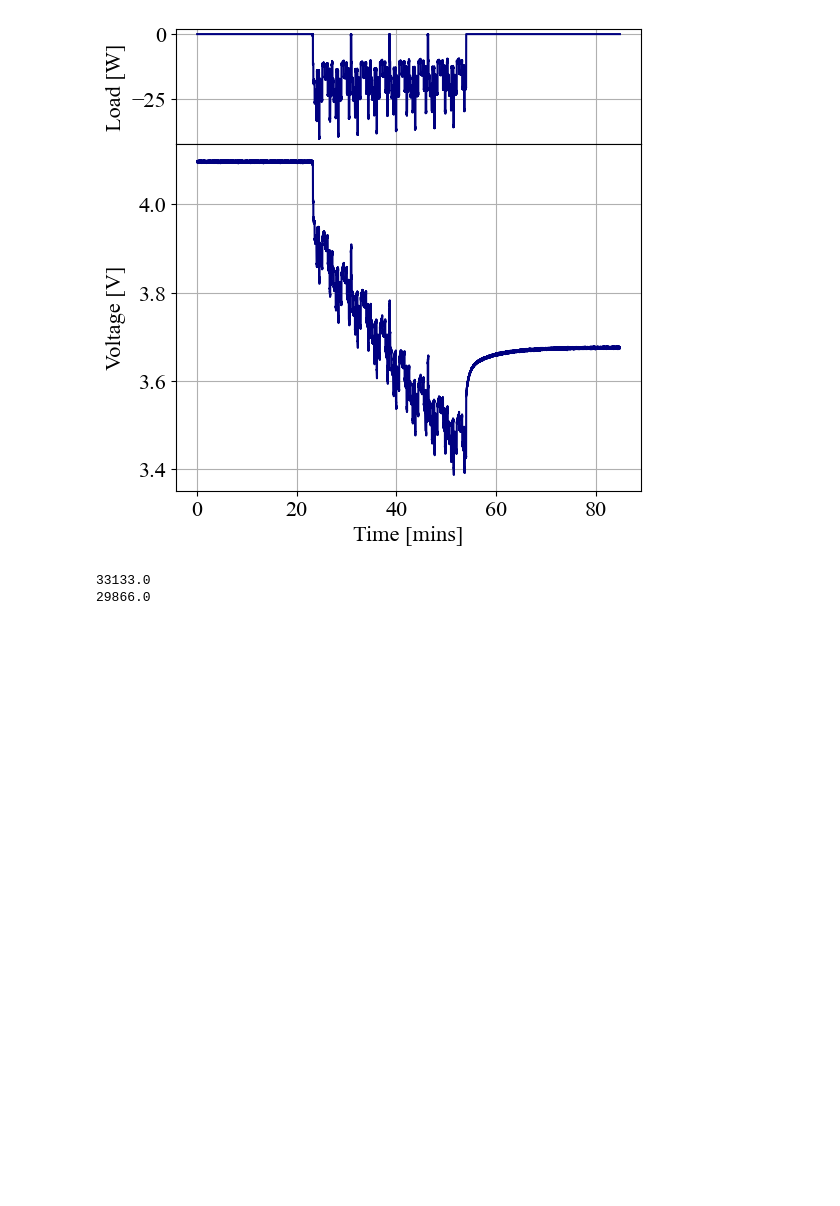
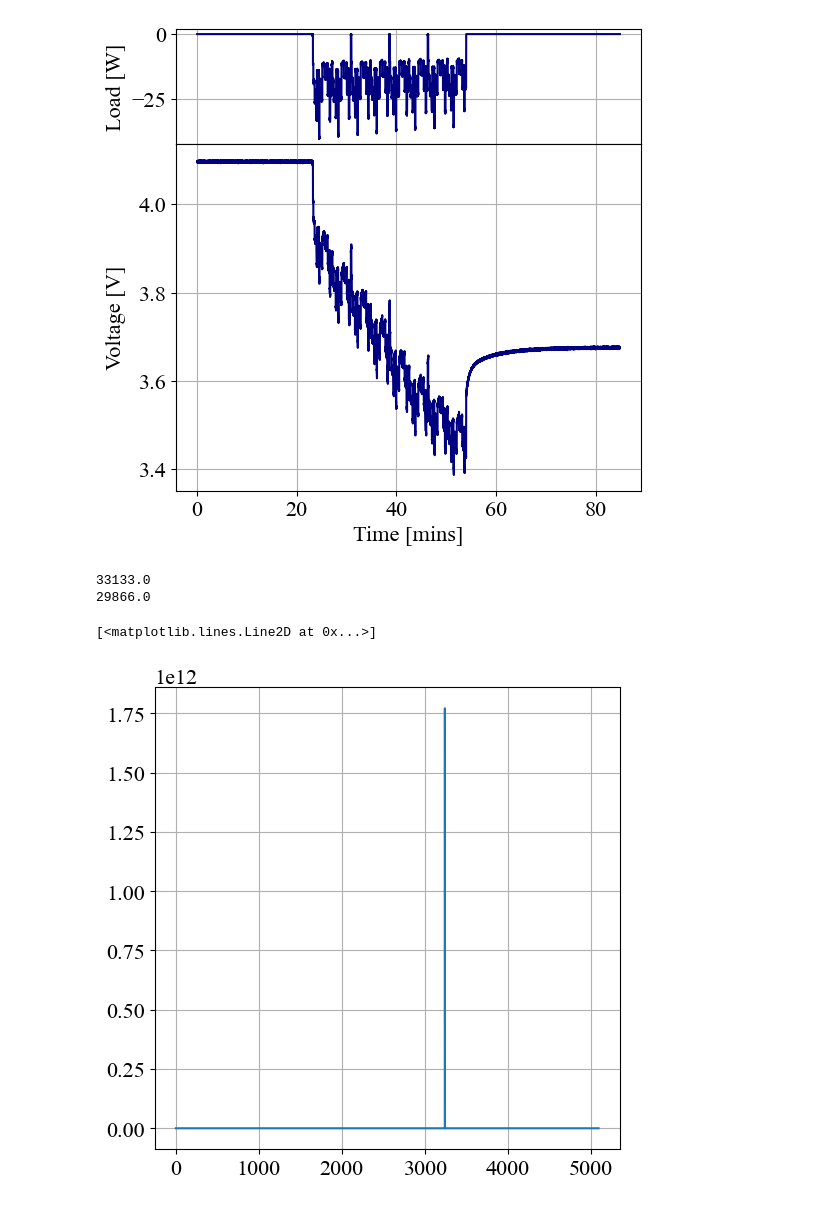
Before and after one commit to wengandrew/battery-digital-twin-from-scratch, a Jupyter notebook: notebooks/build_synthetic_profiles.ipynb, the cells around one changed output. Saved outputs shown, nothing was run; the diff lists cells and outputs as text; code cells hidden in the pictures; blank space fills up the shorter version.

```diff
--- a/notebooks/build_synthetic_profiles.ipynb
+++ b/notebooks/build_synthetic_profiles.ipynb
@@ -77,6 +107,8 @@ def summarize_solution(sol, voltage_std=0.01):
     voltage_vec = sol["Voltage [V]"].data
     neg_avg_conc_vec = np.mean(sol['Negative particle surface concentration [mol.m-3]'].data, axis=0)
     ocv_vec = sol["Battery open-circuit voltage [V]"].data
+    res_vec = sol["Local ECM resistance [Ohm]"].data
+    res_vec2 = sol["Resistance [Ohm]"].data
 
     voltage_vec = voltage_vec + \
         np.random.normal(0, voltage_std, size=len(voltage_vec))
@@ -603,3 +635,10 @@ print(initial_conc)
 # %% [output]
 33133.0
 29866.0
+# %%
+
+plt.figure()
+plt.plot(sol['Time [s]'].data, sol['Local ECM resistance [Ohm]'].data)
+# %% [output]
+[<matplotlib.lines.Line2D at 0x...>]
+[figure, added]
```
Also changed, not shown: parts of 6 cells of this notebook.
